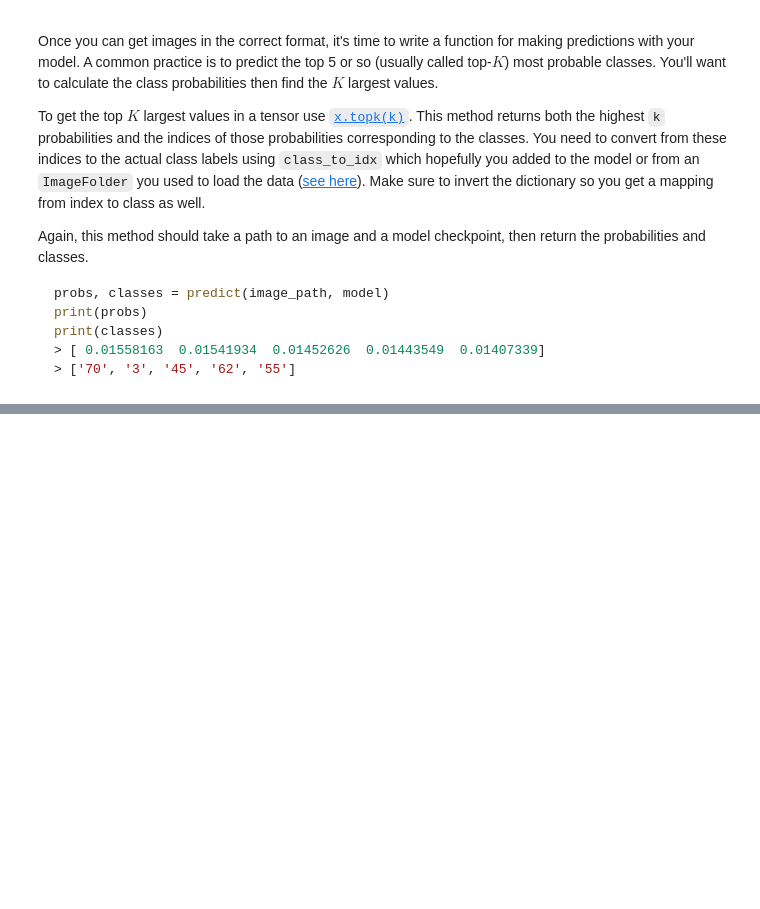
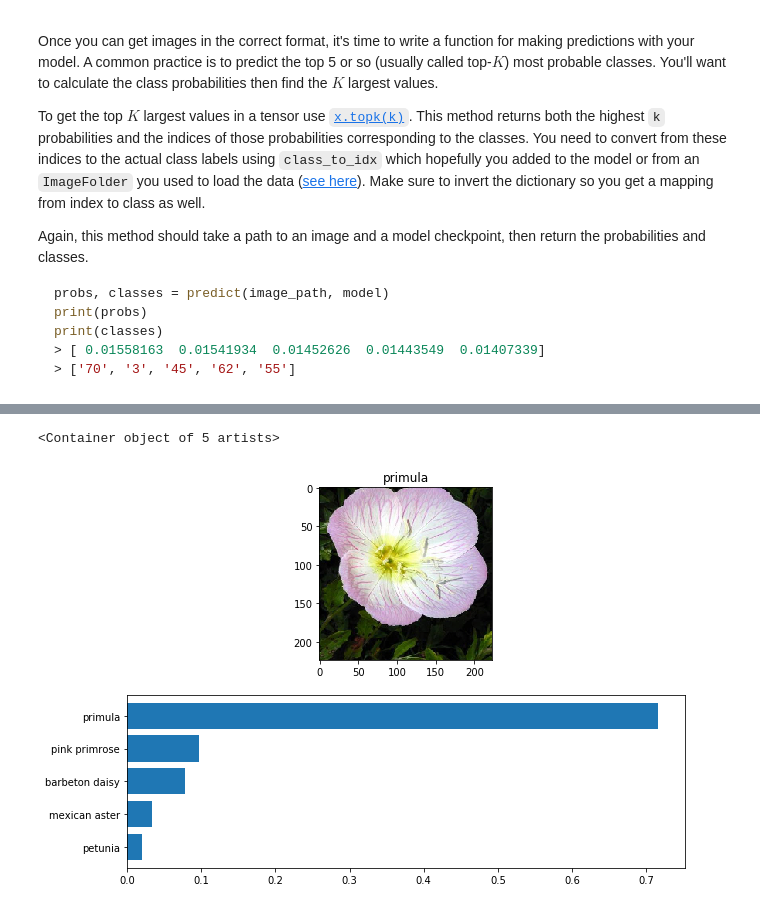
Before and after one commit to diegochine/intro-to-ml-nanodegree, a Jupyter notebook: image_classifier/Image Classifier Project.ipynb, the cells around one changed output, grey strips where cells are left out. Cells and saved outputs as stored; diff of their text form; code cells hidden in the pictures; blank space fills up the shorter version.

````diff
--- a/image_classifier/Image Classifier Project.ipynb
+++ b/image_classifier/Image Classifier Project.ipynb
@@ -249,6 +282,8 @@ def load_checkpoint(filename='checkpoint.pth'):
         return model, optimizer
     else:
         return model
+# %%
+model = load_checkpoint()
 # %% [markdown]
 # Inference for classification
 
@@ -282,7 +317,7 @@ def process_image(image):
     returns a pytorch tensor
     '''
     from PIL import Image
-    # resize and crop
+    # resize to 256x256 and crop to 224x224
     pil_img = Image.open(image).resize((256, 256))
     w, h = pil_img.size
     pil_img = pil_img.crop(((w - 224)/2, (h - 224)/2, (w + 224)/2, (h + 224)/2 ))
@@ -295,7 +330,7 @@ def process_image(image):
 
     # reordering dimensions
     np_img = np_img.transpose(2, 0, 1)
-    return torch.from_numpy(np_img)
+    return torch.from_numpy(np_img).float()
 # %% [markdown]
 To check your work, the function below converts a PyTorch tensor and displays it in the notebook. If your `process_image` function works, running the output through this function should return the original image (except for the cropped out portions).
 # %%
@@ -335,12 +370,23 @@ print(classes)
 > [ 0.01558163  0.01541934  0.01452626  0.01443549  0.01407339]
 > ['70', '3', '45', '62', '55']
 ```
-# %%
-def predict(image_path, model, topk=5):
-    ''' Predict the class (or classes) of an image using a trained deep learning model.
-    '''
-
-    # TODO: Implement the code to predict the class from an image file
+# %%
+def predict(image_path, model='checkpoint.pth', topk=5):
+    ''' Predict the class (or classes) of an image using a trained deep learning model.
+    '''
+    model = load_checkpoint(model)
+    model.eval()
+    model.to(best_device())
+
+    img_tensor = process_image(image_path)
+    # adding batch dimension and moving to gpu if possible
+    img_tensor = torch.unsqueeze(img_tensor, 0).to(best_device())
+    with torch.no_grad():
+        output = model.forward(img_tensor)
+    ps = torch.exp(output)
+    top_p, top_class = ps.topk(topk, dim=1)
+
+    return top_p.tolist()[0], [model.idx_to_class[c.item()] for c in top_class[0]]
 # %% [markdown]
 ## Sanity Checking
 
@@ -353,0 +398,15 @@ You can convert from the class integer encoding to actual flower names with the
+# %%
+img_path = 'flowers/test/1/image_06743.jpg'
+probs, classes = predict(img_path, 'checkpoint.pth')
+best_class = cat_to_name[classes[0]]
+results = {cat_to_name[c]: prob for c, prob in zip(classes, probs)}
+
+fig, (flower_ax, probs_ax) = plt.subplots(2, 1, figsize=(10, 7))
+# plot image
+flower_ax = imshow(process_image(img_path), ax=flower_ax)
+flower_ax.set_title(best_class)
+# plot probs
+probs_ax.barh(range(len(results)), list(results.values())[::-1], align='center', tick_label=list(results.keys())[::-1])
+# %% [output]
+<Container object of 5 artists>
+[figure, added]
````
Also changed, not shown: parts of 14 cells of this notebook.
